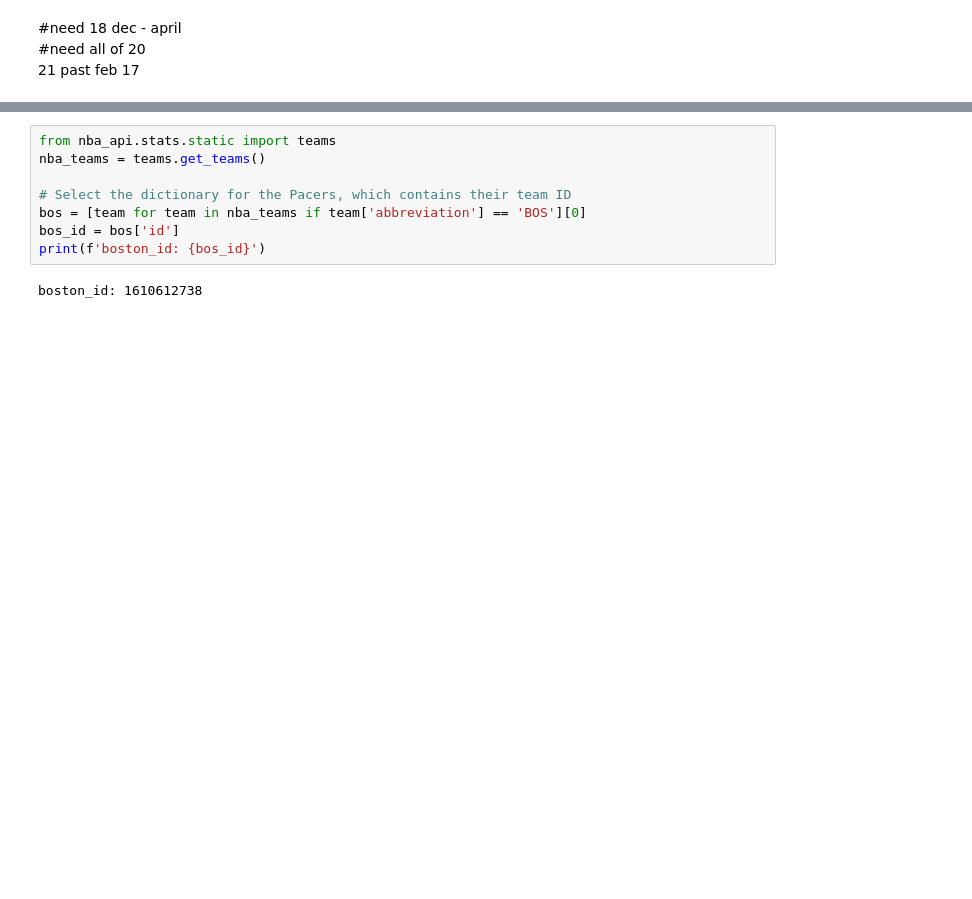
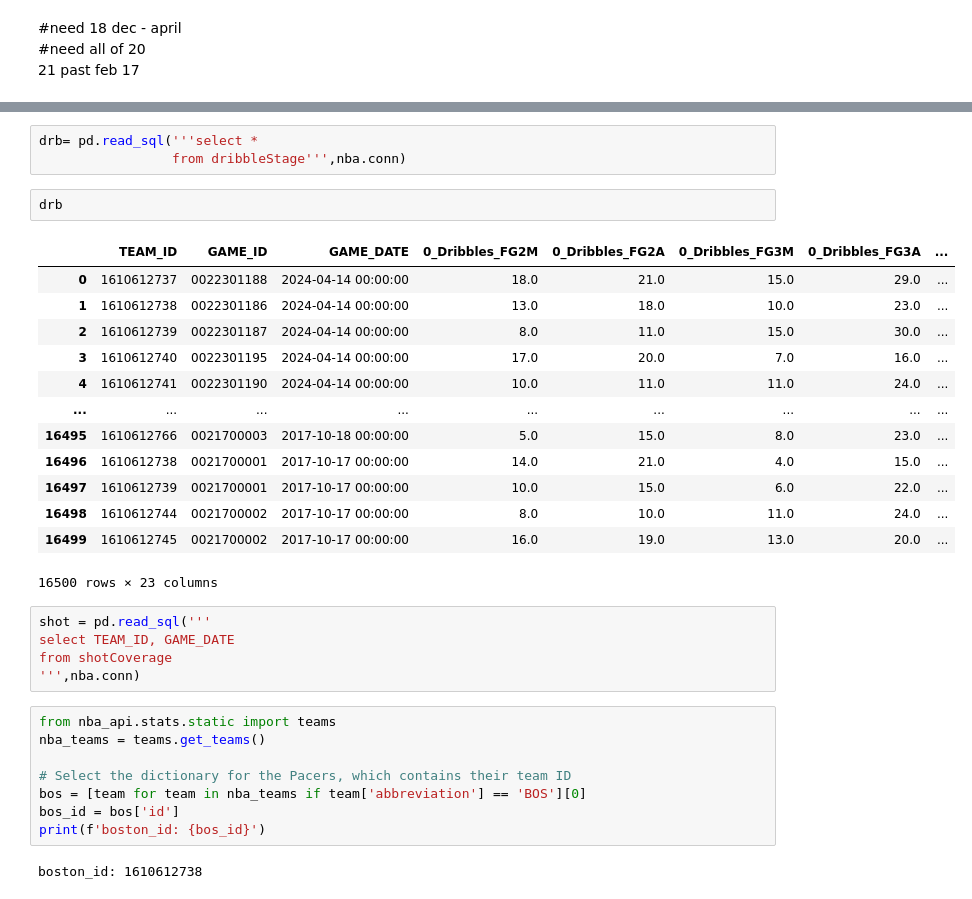
Before and after one commit to eac521/bets, a Jupyter notebook: NBAscrape.ipynb, the cells around one changed output, grey strips where cells are left out. Cells and saved outputs as stored; diff of their text form; blank space fills up the shorter version.

```diff
--- a/NBAscrape.ipynb
+++ b/NBAscrape.ipynb
@@ -23,3 +78,27 @@ from nba.nba import data
+# %%
+drb= pd.read_sql('''select *
+                 from dribbleStage''',nba.conn)
+# %%
+drb
+# %% [output]
+|  | TEAM_ID | GAME_ID | GAME_DATE | 0_Dribbles_FG2M | 0_Dribbles_FG2A | 0_Dribbles_FG3M | 0_Dribbles_FG3A | ... |
+| 0 | 1610612737 | 0022301188 | 2024-04-14 00:00:00 | 18.0 | 21.0 | 15.0 | 29.0 | ... |
+| 1 | 1610612738 | 0022301186 | 2024-04-14 00:00:00 | 13.0 | 18.0 | 10.0 | 23.0 | ... |
+| 2 | 1610612739 | 0022301187 | 2024-04-14 00:00:00 | 8.0 | 11.0 | 15.0 | 30.0 | ... |
+| 3 | 1610612740 | 0022301195 | 2024-04-14 00:00:00 | 17.0 | 20.0 | 7.0 | 16.0 | ... |
+| 4 | 1610612741 | 0022301190 | 2024-04-14 00:00:00 | 10.0 | 11.0 | 11.0 | 24.0 | ... |
+| ... | ... | ... | ... | ... | ... | ... | ... | ... |
+| 16495 | 1610612766 | 0021700003 | 2017-10-18 00:00:00 | 5.0 | 15.0 | 8.0 | 23.0 | ... |
+| 16496 | 1610612738 | 0021700001 | 2017-10-17 00:00:00 | 14.0 | 21.0 | 4.0 | 15.0 | ... |
+| 16497 | 1610612739 | 0021700001 | 2017-10-17 00:00:00 | 10.0 | 15.0 | 6.0 | 22.0 | ... |
+| 16498 | 1610612744 | 0021700002 | 2017-10-17 00:00:00 | 8.0 | 10.0 | 11.0 | 24.0 | ... |
+| 16499 | 1610612745 | 0021700002 | 2017-10-17 00:00:00 | 16.0 | 19.0 | 13.0 | 20.0 | ... |
+16500 rows × 23 columns
+# %%
+shot = pd.read_sql('''
+select TEAM_ID, GAME_DATE
+from shotCoverage
+''',nba.conn)
 # %%
 from nba_api.stats.static import teams
 nba_teams = teams.get_teams()
```
Also changed, not shown: parts of 82 cells of this notebook, 12 other files.
